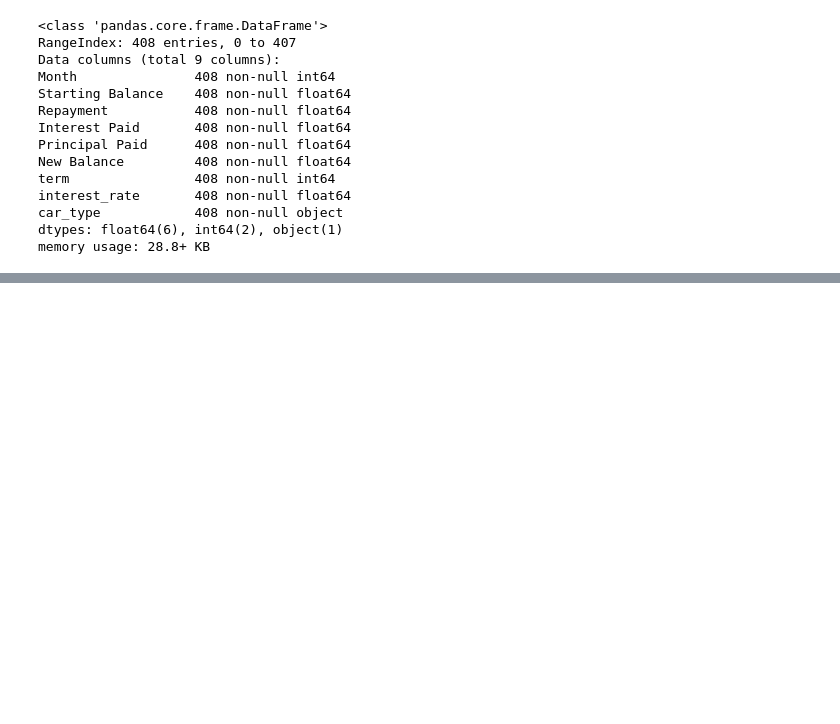
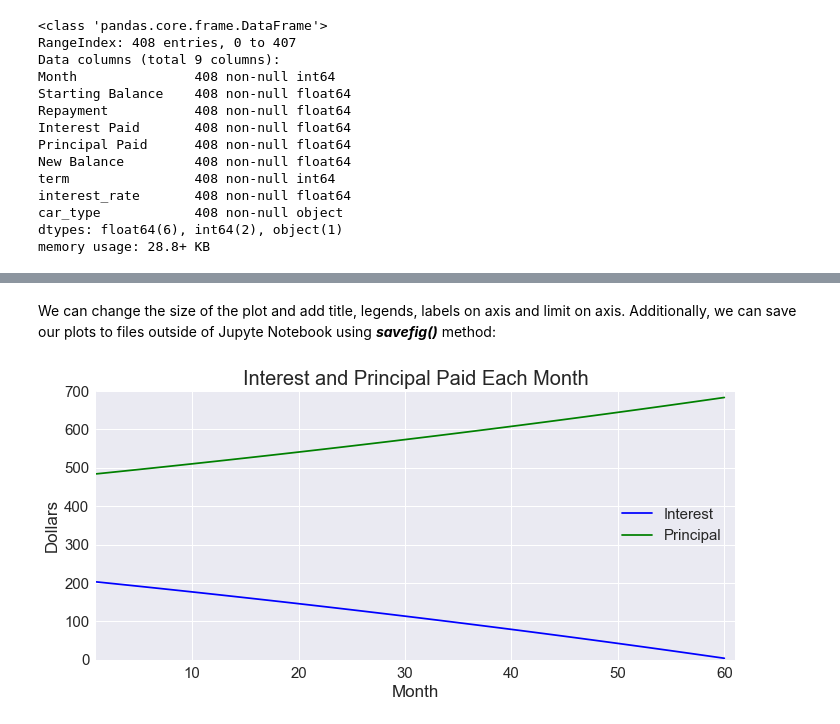
Before and after one commit to koraykoca/Data-Science, a Jupyter notebook: Data-visualization.ipynb, the cells around one changed output, grey strips where cells are left out. Saved outputs shown, nothing was run; the diff lists cells and outputs as text; code cells hidden in the pictures; blank space fills up the shorter version.

```diff
--- a/Data-visualization.ipynb
+++ b/Data-visualization.ipynb
@@ -350,0 +458,23 @@ memory usage: 28.8+ KB
+# %% [markdown]
+We can change the size of the plot and add title, legends, labels on axis and limit on axis. Additionally, we can save our plots to files outside of Jupyte Notebook using _**savefig()**_ method:
+# %%
+plt.figure(figsize=(10,5))  # change the size of the graph
+plt.style.use('tableau-colorblind10')  # use tableau-colorblind10 style
+
+plt.plot(month_numbers, interest_paid, c = 'blue', label = 'Interest')  # plot and add legend
+plt.plot(month_numbers, principal_paid, c = 'green', label = 'Principal')  # plot and add legend
+
+plt.title('Interest and Principal Paid Each Month', fontsize = 20)  # set a title for the graph
+plt.xlabel('Month', fontsize = 17)  # set lable on x axis
+plt.ylabel('Dollars', fontsize = 17)  # set label on y axis
+
+plt.xticks(fontsize=15)  # set size of the values on x axis
+plt.yticks(fontsize=15)  # # set size of the values on y axis
+plt.xlim(left=1, right=61)  # set limits on x axis
+plt.ylim(bottom=0,top=700)  # set limit on y axis
+plt.legend(loc="center right", fontsize = 15)  # show legends and set their location and size
+
+plt.tight_layout()  # to fit graph into the figure area, to prevent the image will be cutoff
+plt.savefig('Interest and Principal Paid Each Month.png', dpi = 300)  # dpi is like resolution
+# %% [output]
+[figure, added]
```
Also changed, not shown: parts of 19 cells of this notebook.
